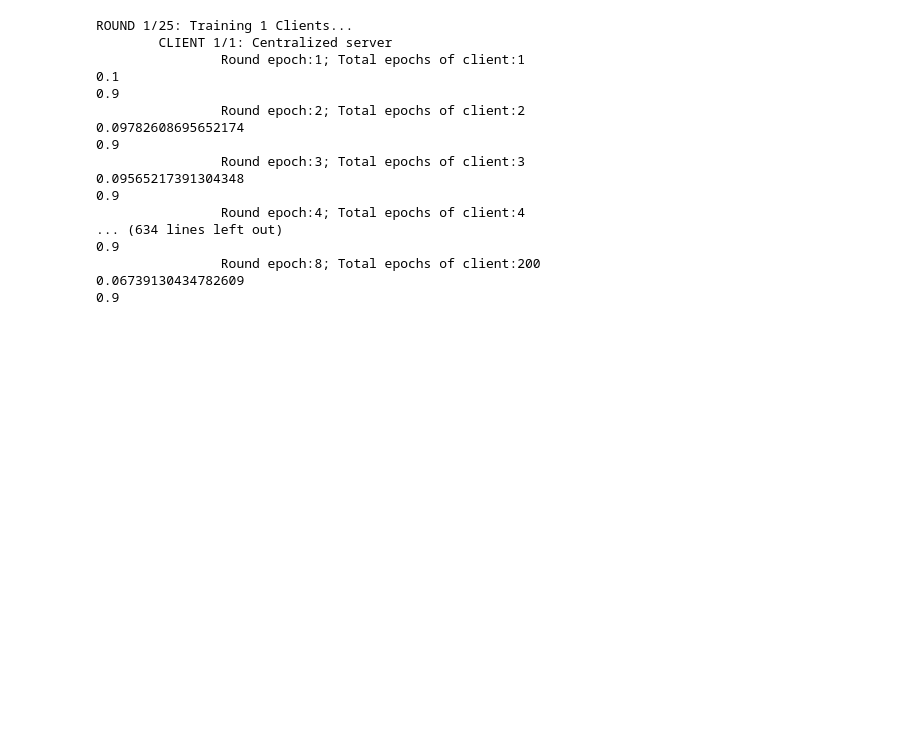
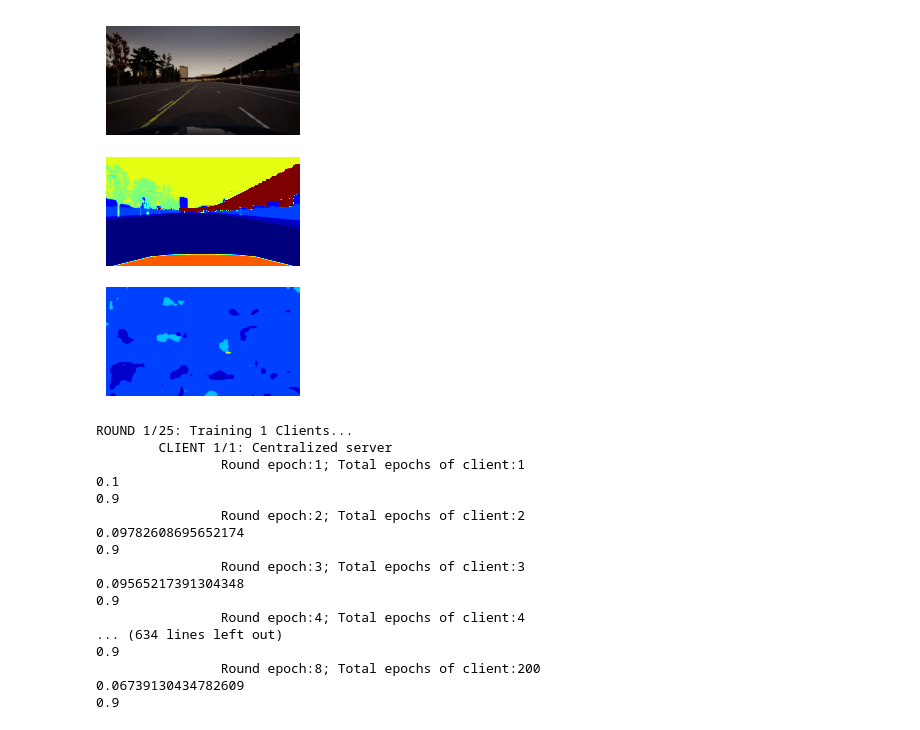
Before and after one commit to ZeTornio/MLDL_project, a Jupyter notebook: tests_clean.ipynb, the cells around one changed output. Drawn from its saved outputs; the diff is of its cells as text; code cells hidden in the pictures; blank space fills up the shorter version.

Commit message:
Show image added

```diff
--- a/tests_clean.ipynb
+++ b/tests_clean.ipynb
@@ -13,10 +13,14 @@ arg=Args(25,8,lr={'type':'polynomial','from':0.1,'to':0.05,'steps':45,'exponent'
 arg=Args(25,8,lr={'type':'cyclical','min':0.05,'max':0.1,'period':46})
 
 modelStep1 = deeplabv3_mobilenetv2(16)
-testTrStep1=sstr.Compose([sstr.RandomResizedCrop((512,928),scale=(0.5,2)),sstr.ToTensor()])
-trainTrStep1=sstr.Compose([sstr.RandomResizedCrop((512,928),scale=(0.5,2)),sstr.ToTensor()])
+testTrStep1=sstr.Compose([sstr.ToTensor()])
+trainTrStep1=sstr.Compose([sstr.ToTensor()])
 # %%
 server1=createServerStep1(args=arg,model=modelStep1,train_transform=trainTrStep1,test_transform=testTrStep1)
+# %%
+server1.showSample(name='Centralized server',index=50)
+# %% [output]
+[figure, added]
 # %%
 server1.train()
 # %% [output]
```
Also changed, not shown: 2 other files.
